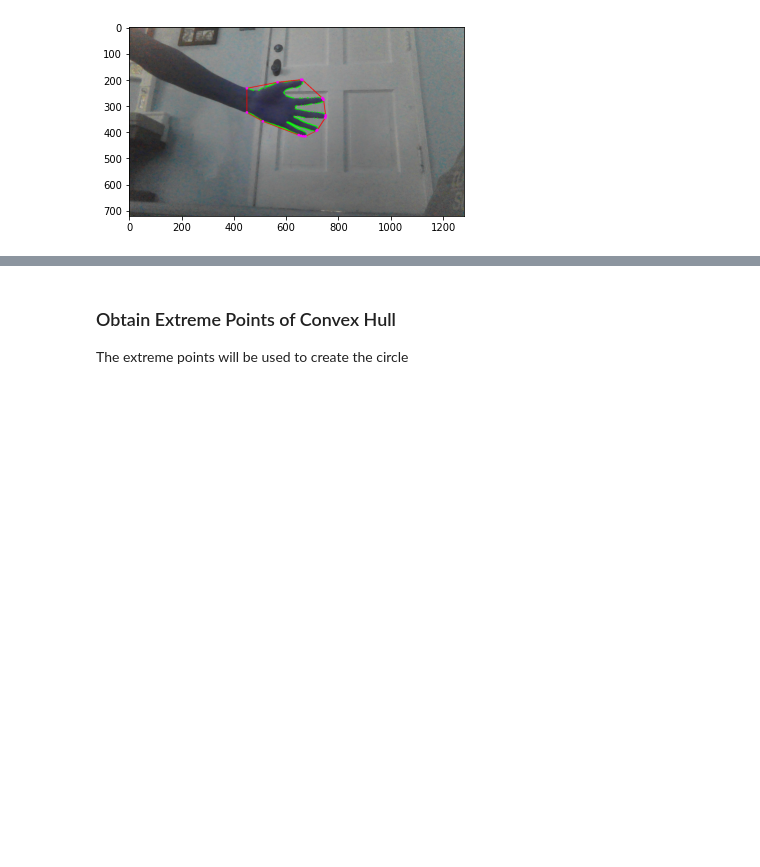
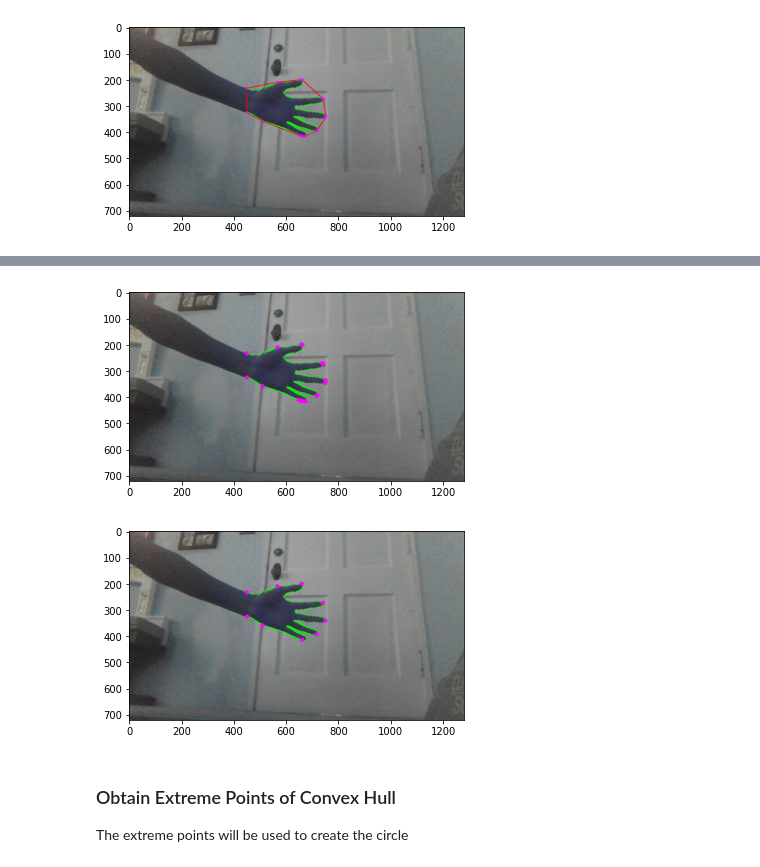
Before and after one commit to roostingcat/gesture_recog, a Jupyter notebook: v1_circle_mask/counting_fingers.ipynb, the cells around one changed output, grey strips where cells are left out. Saved outputs shown, nothing was run; the diff lists cells and outputs as text; code cells hidden in the pictures; blank space fills up the shorter version.

```diff
--- a/dummy.ipynb
+++ b/v1_circle_mask/counting_fingers.ipynb
@@ -140,3 +208,19 @@ plt.show()
+# %%
+f_cpy = foreground.copy()
+cv2.drawContours(f_cpy, biggest_contour+np.array([450,170], ndmin=3) , -1, (0,255,0), 4) # draw contour
+cv2.drawContours(f_cpy, convex_hull+shift, -1, (255,0,255), 15) # if not in list, gives points that define convex hull
+plt.imshow(f_cpy)
+plt.show() # old points of convex hull
+
+f_cpy = foreground.copy()
+cv2.drawContours(f_cpy, biggest_contour+np.array([450,170], ndmin=3) , -1, (0,255,0), 4) # draw contour
+cv2.drawContours(f_cpy, clust_convex_hull+shift, -1, (255,0,255), 15) # new points for convext hull
+
+plt.imshow(f_cpy)
+plt.show()
+# %% [output]
+[figure, added]
+[figure, added]
 # %% [markdown]
 ### Obtain Extreme Points of Convex Hull
 The extreme points will be used to create the circle
```
Also changed, not shown: parts of 13 cells of this notebook, 17 other files.
